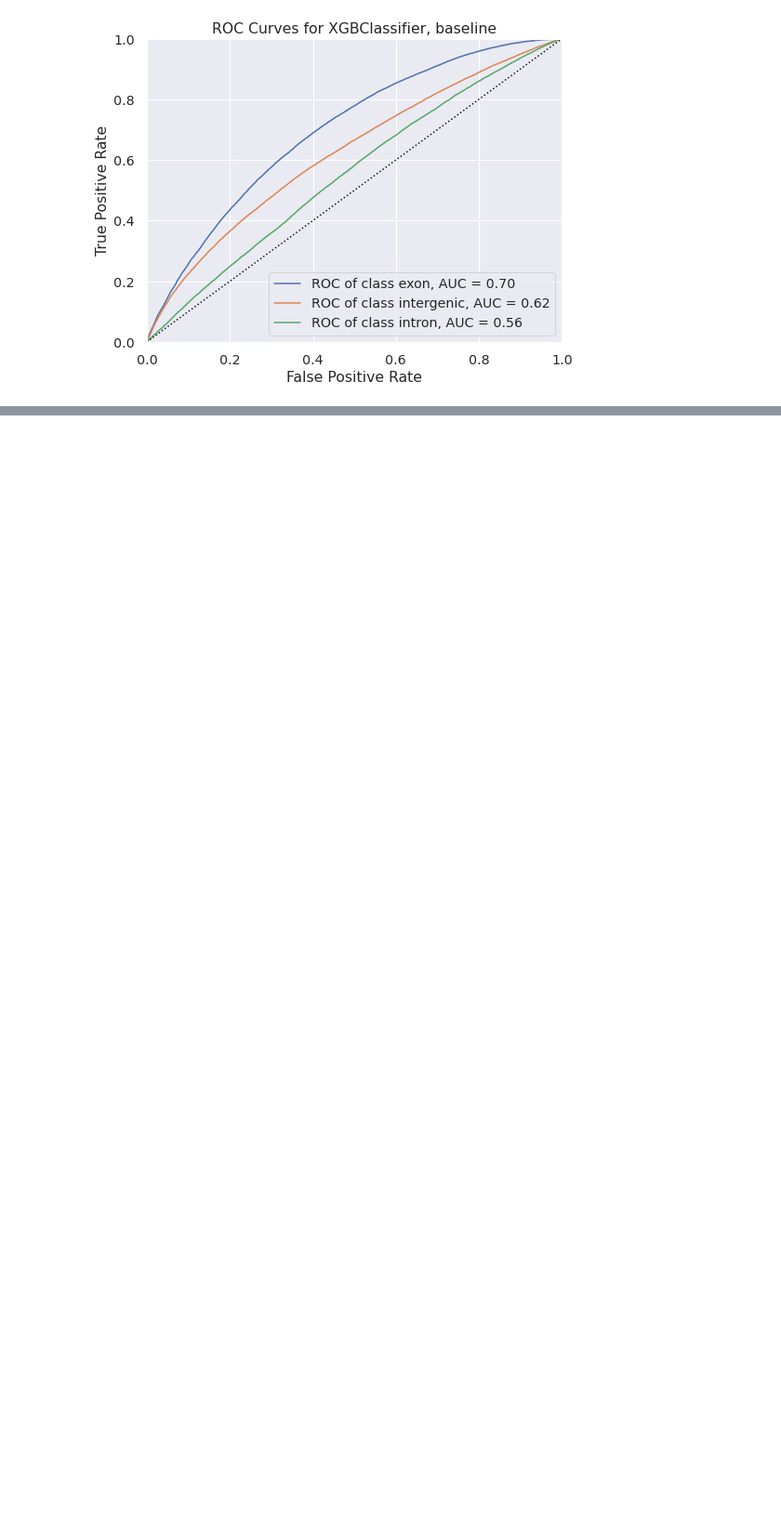
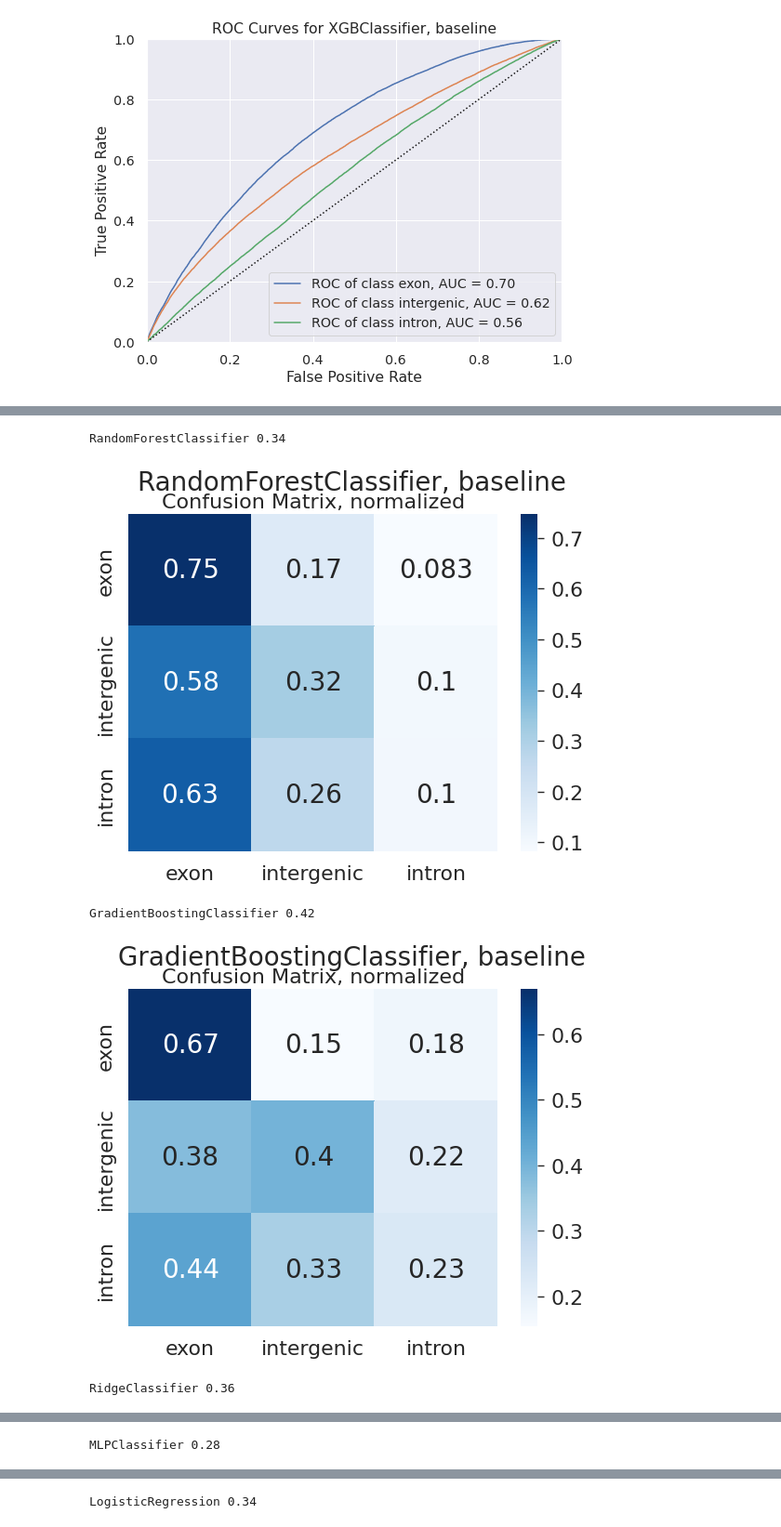
Before and after one commit to Liebelife/DNA-Sequence-Type-Classification-Using-Deep-Learning, a Jupyter notebook: 04_baseline_models/baseline_models_3x3.ipynb, the cells around one changed output, grey strips where cells are left out. Shown: that part at 93% size. Cells and saved outputs as stored; diff of their text form; code cells hidden in the pictures; blank space fills up the shorter version.

```diff
--- a/04_baseline_models/baseline_models_3x3.ipynb
+++ b/04_baseline_models/baseline_models_3x3.ipynb
@@ -293,3 +278,12 @@ TODO:
 # Load Data
 X_train, y_train = LoadData(TrainFolder + f"/{TokenizerName}/encoded_{suffix}.txt")
 X_test, y_test = LoadData(TestFolder + f"/{TokenizerName}/encoded_{suffix}.txt")
+
+if suffix == "2x2": # only for binary classification
+    subs = {
+            "exon": "exon",
+            "intron": "other",
+            "intergenic": "other"
+            }
+    y_train = [subs.get(item) for item in y_train]
+    y_test = [subs.get(item) for item in y_test]
@@ -393,15 +390,21 @@ for model in model_grid.keys():
 # %%
-# from PIL import Image
-# for model in model_grid.keys():
-#     ModelFolderName = str(model).split("(")[0]
-#     Path = f"./{ResultsFolder}/{TokenizerAlgorithm}/{ModelFolderName}"
-#     with open(Path + f'/report_{suffix}.pkl', 'rb') as f:
-#         report = pickle.load(f)
-#     # print(report)
-#     print(ModelFolderName, round(report["f1-score"]["weighted avg"],2))
+from PIL import Image
+for model in model_grid.keys():
+    ModelFolderName = str(model).split("(")[0]
+    Path = f"./{ResultsFolder}/{TokenizerAlgorithm}/{ModelFolderName}"
+    with open(Path + f'/report_{suffix}.pkl', 'rb') as f:
+        report = pickle.load(f)
+    # print(report)
+    print(ModelFolderName, round(report["f1-score"]["weighted avg"],2))
 
-#     conf_m = Image.open(Path + f'/confusion_matrix_{suffix}.png')
-#     # roc = Image.open(Path + '/ROC_curve_3x3.png')
+    conf_m = Image.open(Path + f'/confusion_matrix_{suffix}.png')
+    # roc = Image.open(Path + '/ROC_curve_3x3.png')
 
-#     conf_m.show()
-#     # roc.show()
+    conf_m.show()
+    # roc.show()
+# %% [output]
+RandomForestClassifier 0.34
+[figure, added]
+GradientBoostingClassifier 0.42
+[figure, added]
+RidgeClassifier 0.36
@@ -407,0 +412 @@ for model in model_grid.keys():
+MLPClassifier 0.28
@@ -407,0 +414 @@ for model in model_grid.keys():
+LogisticRegression 0.34
```
Also changed, not shown: parts of 18 cells of this notebook, 53 other files.
